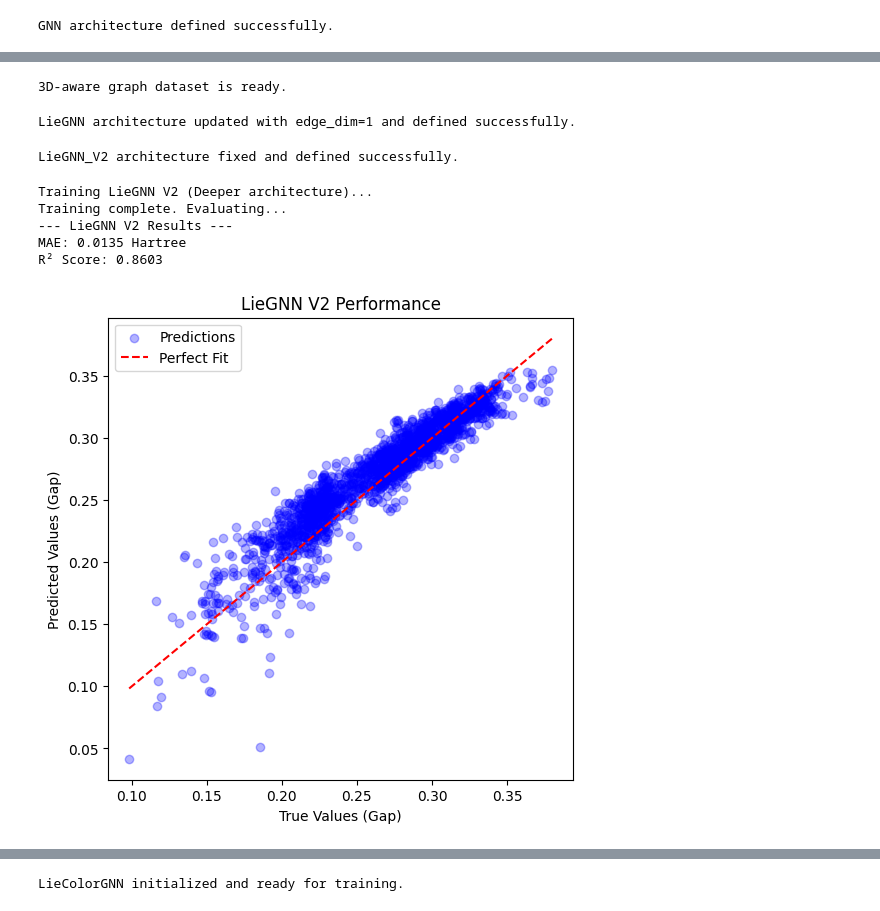
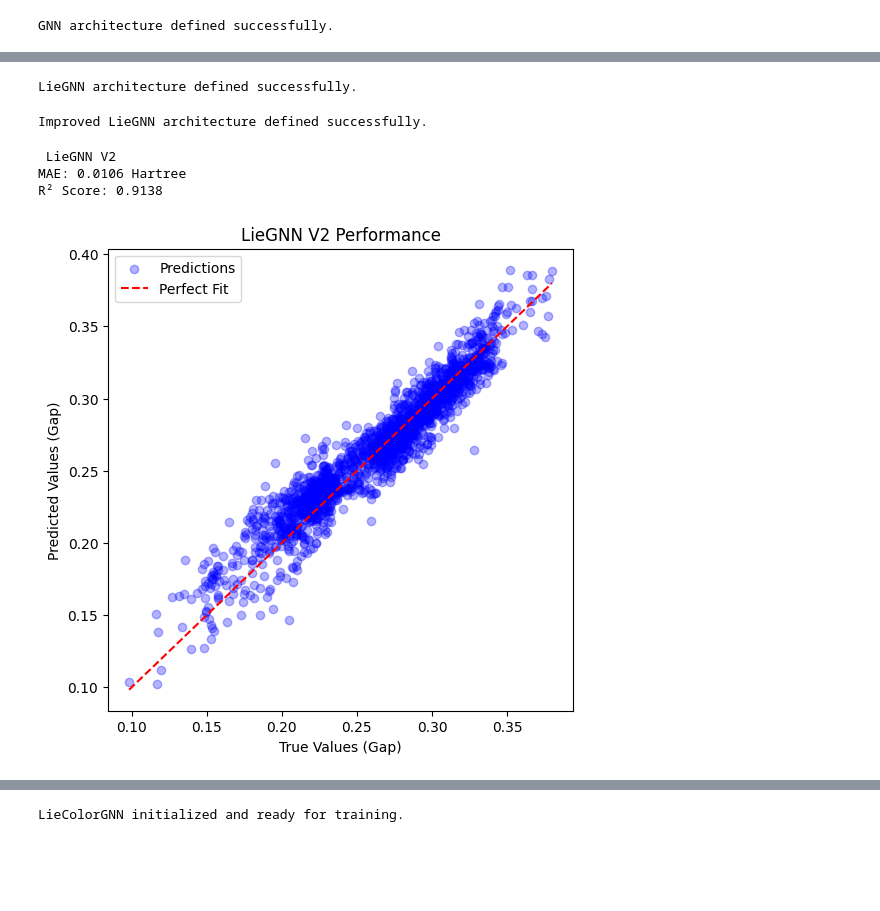
Before and after one commit to Akshata-IITR/Equivariant_Graph_Neural_Networks_for_Molecular_Property_Prediction, a Jupyter notebook: model_pipeline.ipynb, the cells around one changed output, grey strips where cells are left out. Cells and saved outputs as stored; diff of their text form; code cells hidden in the pictures; blank space fills up the shorter version.

```diff
--- a/model_pipeline.ipynb
+++ b/model_pipeline.ipynb
@@ -91,15 +94,17 @@ print("GNN architecture defined successfully.")
 # %% [output]
 GNN architecture defined successfully.
 # %%
+# Training and evaluation of the basic GNN model.
+
 import torch.nn as nn
 from sklearn.metrics import mean_absolute_error, r2_score
 
 optimizer = torch.optim.Adam(model.parameters(), lr=0.005) # Adam optimizer with a learning rate of 0.005.
 criterion = nn.MSELoss()  # Mean Squared Error loss function for regression.
 
-
+# Training
 model.train()
-for epoch in range(50): # Train for 50 epochs.
+for epoch in range(100):
     for batch in train_loader:
         optimizer.zero_grad()
         out = model(batch) # Forward pass: Get the model's predictions for the current batch of data.
@@ -107,7 +112,7 @@ for epoch in range(50): # Train for 50 epochs.
         loss.backward()  # Backward pass: Compute gradients of the loss with respect to model parameters.
         optimizer.step()  # Update model parameters.
 
-print("Training complete.")
+# Evaluation
 model.eval()
 y_true, y_pred = [], [] # Lists to store true and predicted values for evaluation.
 
@@ -147,4 +152,6 @@ plot_results(y_true, y_pred)
 # %%
+# Generating 3D data
+
 from rdkit.Chem import AllChem
 
 # 3D Data
@@ -185,17 +192,18 @@ for idx, row in df.iterrows():
 train_loader_3d = DataLoader(molecule_graphs_3d[:8000], batch_size=32, shuffle=True) # Create a DataLoader for the training set of 3D graphs, using the first 8000 molecules.
 test_loader_3d = DataLoader(molecule_graphs_3d[8000:], batch_size=32) # Create a DataLoader for the test set of 3D graphs, using the remaining molecules.
 
-print("3D-aware graph dataset is ready.")
+# 3D-aware graph dataset is ready.
-# %% [output]
-3D-aware graph dataset is ready.
 # %%
+# LieGNN architecture.
+# GNN + Lie Symmetry
+
 import torch.nn as nn
 from torch_geometric.nn import GINEConv, global_mean_pool
 
 class LieGNN(nn.Module):
     def __init__(self):
         super(LieGNN, self).__init__()
-        # We add edge_dim=1 because our edge_attr (distance) is a 1D scalar
+
         self.conv1 = GINEConv(
             nn.Sequential(nn.Linear(6, 64), nn.ReLU(), nn.Linear(64, 64)),
             edge_dim=1
@@ -207,7 +215,6 @@ class LieGNN(nn.Module):
         self.fc = nn.Linear(64, 1)
 
     def forward(self, data):
-        # Pass edge_attr to the layers
         x = self.conv1(data.x, data.edge_index, data.edge_attr)
         x = x.relu()
         x = self.conv2(x, data.edge_index, data.edge_attr)
@@ -217,15 +224,18 @@ class LieGNN(nn.Module):
         return self.fc(x).squeeze(1)
 
 model_3d = LieGNN()
-print("LieGNN architecture updated with edge_dim=1 and defined successfully.")
+
+print("LieGNN architecture defined successfully.")
 # %% [output]
-LieGNN architecture updated with edge_dim=1 and defined successfully.
+LieGNN architecture defined successfully.
 # %%
+# Improved LieGNN architecture (LieGNN_V2) with deeper layers and better activation functions.
+
 import torch.nn as nn
-import torch.nn.functional as F  # Ensure this is imported
+import torch.nn.functional as F
 from torch_geometric.nn import GINEConv, global_mean_pool
 
-class LieGNN_V2(nn.Module):
+class LieGNN_V2(nn.Module): # Define a new class for the improved LieGNN architecture.
     def __init__(self):
         super(LieGNN_V2, self).__init__()
         # Deeper architecture
@@ -235,7 +245,6 @@ class LieGNN_V2(nn.Module):
         self.fc = nn.Linear(128, 1)
 
     def forward(self, data):
-        # Use F.silu(x) instead of x.silu()
         x = F.silu(self.conv1(data.x, data.edge_index, data.edge_attr))
         x = F.silu(self.conv2(x, data.edge_index, data.edge_attr))
         x = F.silu(self.conv3(x, data.edge_index, data.edge_attr))
@@ -244,55 +253,55 @@ class LieGNN_V2(nn.Module):
         return self.fc(x).squeeze(1)
 
 model_3d_v2 = LieGNN_V2()
-print("LieGNN_V2 architecture fixed and defined successfully.")
+
+print("Improved LieGNN architecture defined successfully.")
 # %% [output]
-LieGNN_V2 architecture fixed and defined successfully.
+Improved LieGNN architecture defined successfully.
 # %%
+# Training and evaluation of the improved LieGNN (LieGNN_V2) architecture.
+
 import torch.nn as nn
 from sklearn.metrics import mean_absolute_error, r2_score
 
-# 1. Setup Optimizer and Criterion
+# Setup Optimizer and Criterion
 # We use a slightly lower learning rate (0.001) to help the deeper model converge smoothly
+
 optimizer_3d_v2 = torch.optim.Adam(model_3d_v2.parameters(), lr=0.001)
 criterion = nn.MSELoss()
 
-# 2. Training Loop
-print("Training LieGNN V2 (Deeper architecture)...")
+# Training
 model_3d_v2.train()
-for epoch in range(50):
+for epoch in range(100):
     for batch in train_loader_3d:
         optimizer_3d_v2.zero_grad()
         out = model_3d_v2(batch)
         loss = criterion(out, batch.y)
         loss.backward()
         optimizer_3d_v2.step()
 
-# 3. Evaluation
-print("Training complete. Evaluating...")
+# Evaluation
 model_3d_v2.eval()
 y_true_3d_v2, y_pred_3d_v2 = [], []
 
 with torch.no_grad():
     for batch in test_loader_3d:
         out = model_3d_v2(batch)
         y_true_3d_v2.extend(batch.y.numpy())
         y_pred_3d_v2.extend(out.numpy())
 
 # Calculate metrics
 mae_3d_v2 = mean_absolute_error(y_true_3d_v2, y_pred_3d_v2)
 r2_3d_v2 = r2_score(y_true_3d_v2, y_pred_3d_v2)
 
-print(f"--- LieGNN V2 Results ---")
+print(f" LieGNN V2 ")
 print(f"MAE: {mae_3d_v2:.4f} Hartree")
 print(f"R² Score: {r2_3d_v2:.4f}")
 
-# Optional: Plot the performance for this specific model
+# Plot LieGNN V2 performance
 plot_results(y_true_3d_v2, y_pred_3d_v2, title="LieGNN V2 Performance")
 # %% [output]
-Training LieGNN V2 (Deeper architecture)...
-Training complete. Evaluating...
---- LieGNN V2 Results ---
-MAE: 0.0135 Hartree
-R² Score: 0.8603
+ LieGNN V2
+MAE: 0.0106 Hartree
+R² Score: 0.9138
-[figure, old version]
+[figure, new version]
 # %%
```
Also changed, not shown: parts of 13 cells of this notebook.
